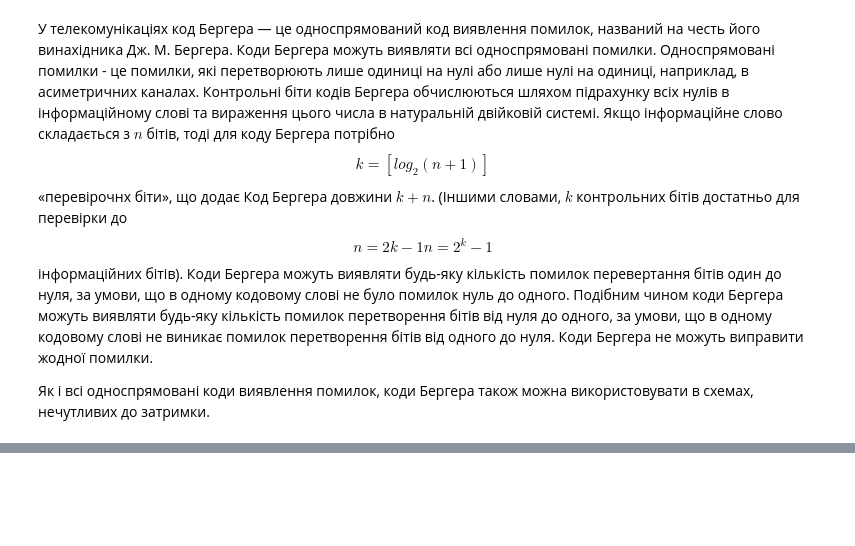
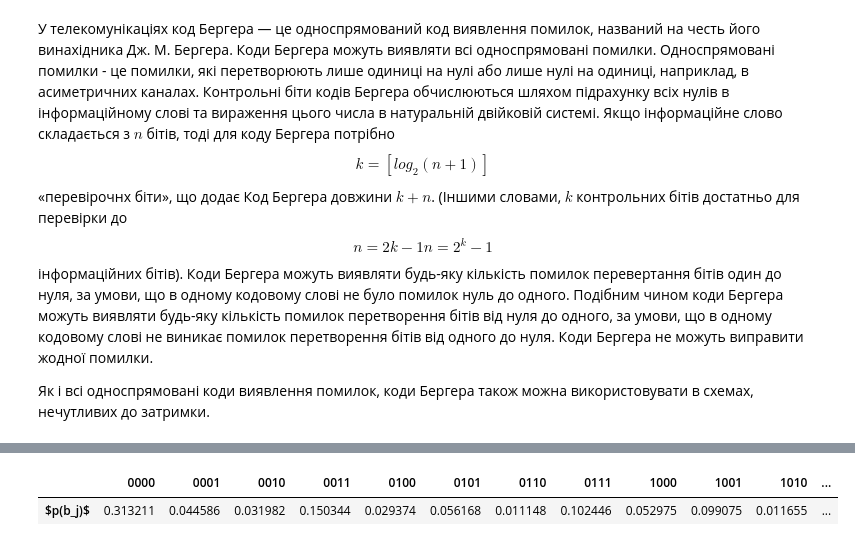
Before and after one commit to o-khytrov/InformationTheory, a Jupyter notebook: Task1.ipynb, the cells around one changed output, grey strips where cells are left out. Cells and saved outputs as stored; diff of their text form; code cells hidden in the pictures; blank space fills up the shorter version.

```diff
--- a/Task1.ipynb
+++ b/Task1.ipynb
@@ -228,3 +369,15 @@ channel_matrix_df
 | 1001 | 0.000087 | 2.811658e-03 | 0.000003 | 8.695848e-05 | 2.689438e-06 | 8.695848e-05 | 8.317848e-08 | 2.689438e-06 | 2.811658e-03 | 9.389853e-02 | 8.695848e-05 | ... |
 | 1010 | 0.000006 | 1.921027e-07 | 0.000201 | 6.211320e-06 | 1.921027e-07 | 5.941320e-09 | 6.211320e-06 | 1.921027e-07 | 2.008327e-04 | 6.211320e-06 | 6.707038e-03 | ... |
 | 1011 | 0.000003 | 8.281760e-05 | 0.000083 | 2.677769e-03 | 7.921760e-08 | 2.561369e-06 | 2.561369e-06 | 8.281760e-05 | 8.281760e-05 | 2.677769e-03 | 2.677769e-03 | ... |
+# %%
+# Calculate the sum for each column
+column_sums = channel_matrix_df.sum()
+
+# Create a new DataFrame with a single row containing the column sums
+sums_df = pd.DataFrame([column_sums.values], columns=column_sums.index, index=["$p(b_j)$"])
+with open('./latex_tables/sums.tex', 'w') as tf:
+    tf.write(sums_df.to_latex())
+sums_df
+# %% [output]
+|  | 0000 | 0001 | 0010 | 0011 | 0100 | 0101 | 0110 | 0111 | 1000 | 1001 | 1010 | ... |
+| $p(b_j)$ | 0.313211 | 0.044586 | 0.031982 | 0.150344 | 0.029374 | 0.056168 | 0.011148 | 0.102446 | 0.052975 | 0.099075 | 0.011655 | ... |
```
Also changed, not shown: parts of 15 cells of this notebook, 6 other files.
